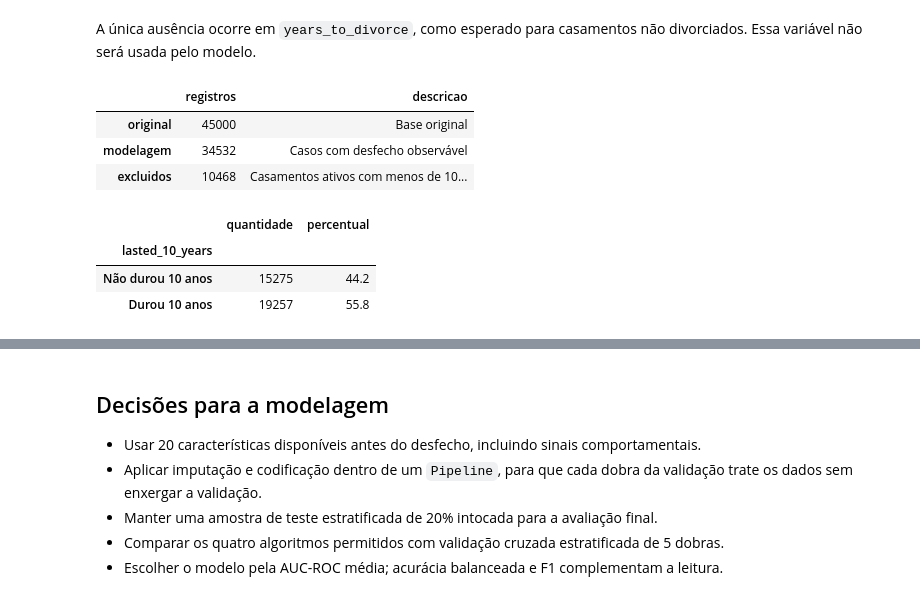
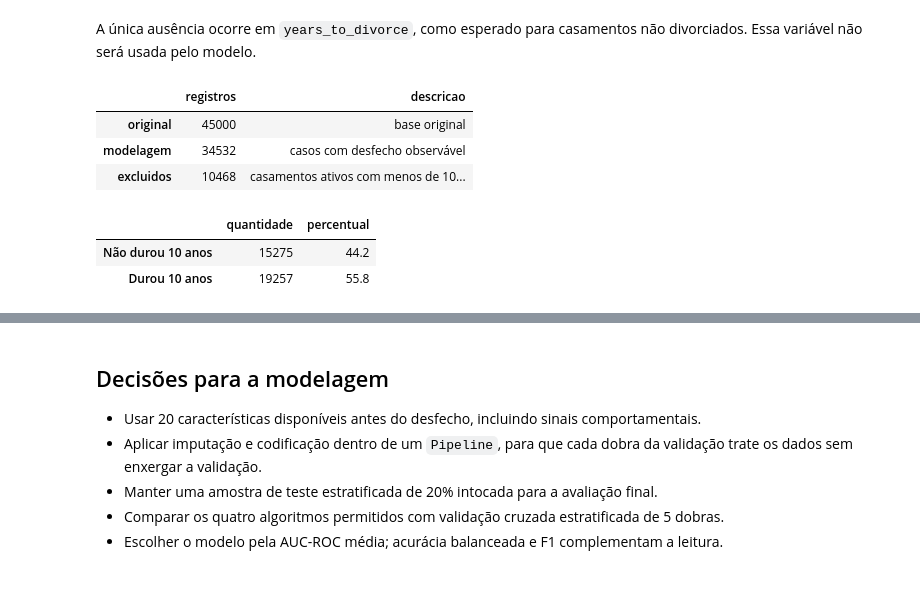
Before and after one commit to josecjlf/marriage-project-ml, a Jupyter notebook: notebooks/01_preparacao_exploracao.ipynb, the cells around one changed output, grey strips where cells are left out. Cells and saved outputs as stored; diff of their text form; code cells hidden in the pictures.

```diff
--- a/notebooks/01_preparacao_exploracao.ipynb
+++ b/notebooks/01_preparacao_exploracao.ipynb
@@ -79,22 +78,22 @@ A única ausência ocorre em `years_to_divorce`, como esperado para casamentos n
 # %%
 eligible = raw.loc[raw['divorced'].eq(1) | raw['years_married'].ge(10)].copy()
 eligible['lasted_10_years'] = eligible['years_married'].ge(10).astype(int)
 summary = pd.DataFrame({
     'registros': [len(raw), len(eligible), len(raw) - len(eligible)],
-    'descricao': ['Base original', 'Casos com desfecho observável', 'Casamentos ativos com menos de 10 anos (censurados)']
+    'descricao': ['base original', 'casos com desfecho observável', 'casamentos ativos com menos de 10 anos']
 }, index=['original', 'modelagem', 'excluidos'])
 summary
 # %% [output]
 |  | registros | descricao |
-| original | 45000 | Base original |
-| modelagem | 34532 | Casos com desfecho observável |
-| excluidos | 10468 | Casamentos ativos com menos de 10... |
+| original | 45000 | base original |
+| modelagem | 34532 | casos com desfecho observável |
+| excluidos | 10468 | casamentos ativos com menos de 10... |
 # %%
 class_balance = eligible['lasted_10_years'].value_counts().sort_index().rename(index={0: 'Não durou 10 anos', 1: 'Durou 10 anos'}).to_frame('quantidade')
 class_balance['percentual'] = class_balance['quantidade'].div(class_balance['quantidade'].sum()).mul(100).round(1)
+class_balance.index.name = None
 class_balance
 # %% [output]
 |  | quantidade | percentual |
-| lasted_10_years |  |  |
 | Não durou 10 anos | 15275 | 44.2 |
 | Durou 10 anos | 19257 | 55.8 |
```
Also changed, not shown: parts of 4 cells of this notebook.
